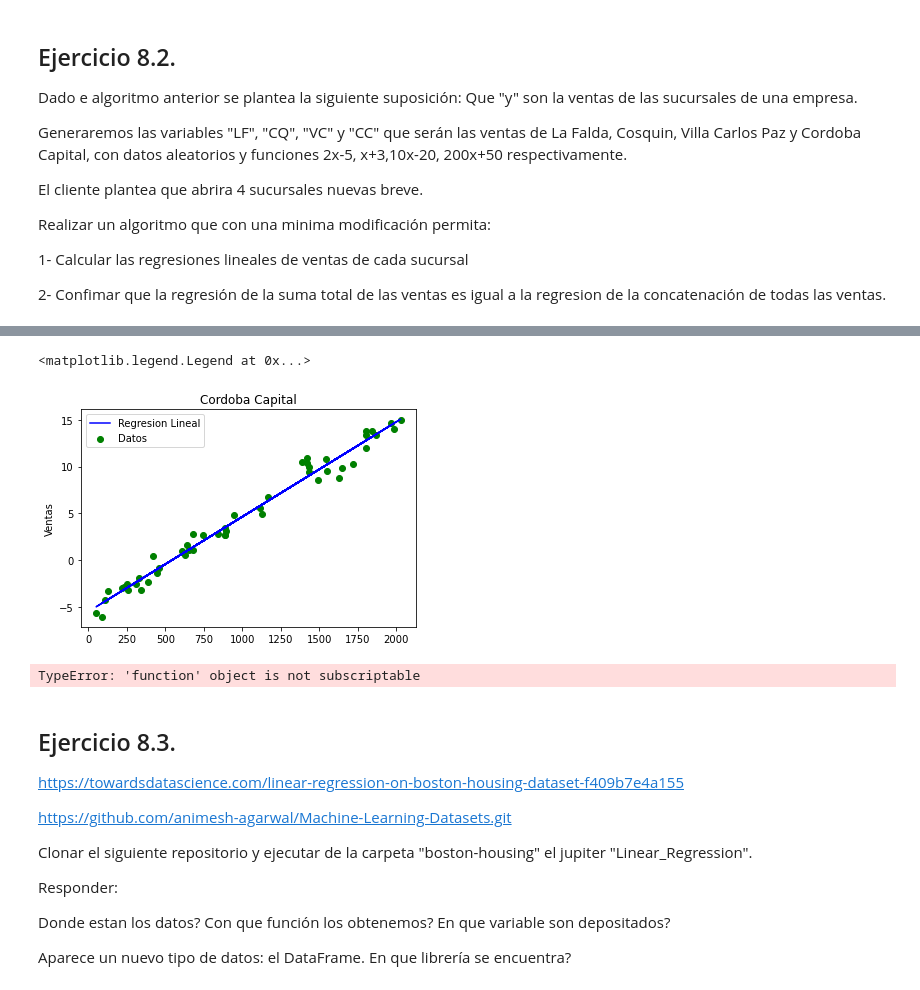
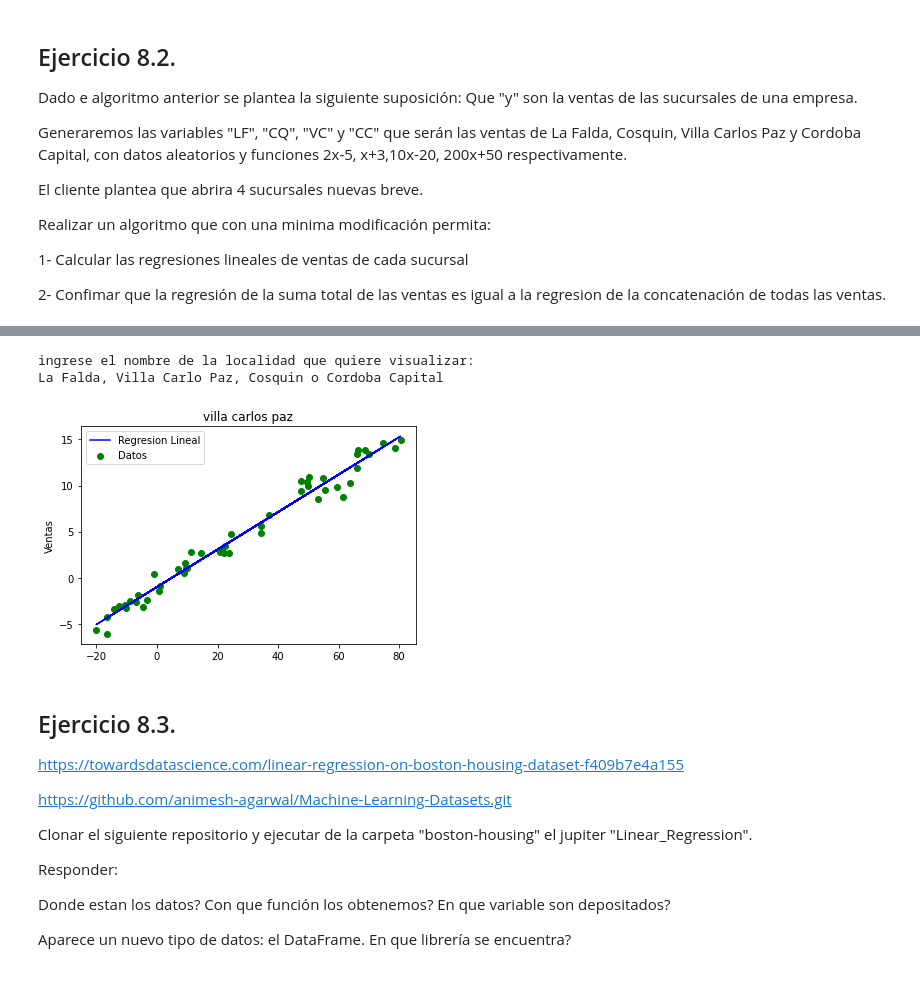
Before and after one commit to NicolasGomez97/Cientifico-Datos-ISPC, a Jupyter notebook: Programacion-I/8vaSemana/08SemanaProg_120221.ipynb, the cells around one changed output, grey strips where cells are left out. Saved outputs shown, nothing was run; the diff lists cells and outputs as text; code cells hidden in the pictures.

```diff
--- a/Programacion-I/8vaSemana/08SemanaProg_120221.ipynb
+++ b/Programacion-I/8vaSemana/08SemanaProg_120221.ipynb
@@ -113,7 +113,7 @@ CC=200*x+50+randGen.randn(50)
 #Defino los datos a la matriz con np
 matriz = np.array([LF,CQ,VC,CC])
 #Defino en nombre del encabezado que llevara cada columna
-encabezado = ['La Falda','Cosquin','Villa Carlos Paz','Cordoba Capital']
+encabezado = ['la falda','cosquin','villa carlos paz','cordoba capital']
 df = pd.DataFrame(data=matriz.T, columns=encabezado)
 """
 modelo = LinearRegression(fit_intercept=True)
@@ -135,6 +135,5 @@ plt.title(u'Regresión lineal')
 plt.xlabel('x')
 plt.ylabel('y')
 """
-print(df['Cordoba Capital'])
 # %% [output]
 <class 'numpy.random.mtrand.RandomState'>
@@ -164,11 +141,16 @@ Text(0, 0.5, 'Ventas')
 # %%
-rl = LinearRegression()
-A = df["La Falda"]
-X = A[:, np.newaxis]
-rl.fit(X,y)
-plt.scatter(df["La Falda"],y,label='Datos')
-plt.title(u'La Falda')
-#plt.scatter(y,df['La Falda'], Color="g")
-plt.ylabel("Ventas")
-plt.plot(X,rl.predict(X),color='r',label='Regresion Lineal')
-plt.legend()
+def rLineal():
+    print("ingrese el nombre de la localidad que quiere visualizar:")
+    print("La Falda, Villa Carlos Paz, Cosquin o Cordoba Capital")
+    v = str(input())
+    v = v.lower()
+    rl = LinearRegression()
+    A = df[v]
+    X = A[:, np.newaxis]
+    rl.fit(X,y)
+    plt.scatter(df[v],y,color='g',label='Datos')
+    plt.title(v)
+    #plt.scatter(y,df['La Falda'], Color="g")
+    plt.ylabel("Ventas")
+    plt.plot(X,rl.predict(X),color='b',label='Regresion Lineal')
+    plt.legend()
@@ -206,23 +157,9 @@ plt.legend()
-# %%
-rl = LinearRegression()
-A = df["Cordoba Capital"]
-X = A[:, np.newaxis]
-rl.fit(X,y)
-plt.scatter(df["Cordoba Capital"],y,color='g',label='Datos')
-plt.title(u'Cordoba Capital')
-#plt.scatter(y,df['La Falda'], Color="g")
-plt.ylabel("Ventas")
-plt.plot(X,rl.predict(X),color='b',label='Regresion Lineal')
-plt.legend()
-# %% [output]
-<matplotlib.legend.Legend at 0x...>
-[figure, removed]
-# %%
-fig, axes = plt.subplots(2,2)
-
-plt.axes[0](X,y,color='g')
-# %% [output]
-TypeError: 'function' object is not subscriptable
+# %%
+rLineal()
+# %% [output]
+ingrese el nombre de la localidad que quiere visualizar:
+La Falda, Villa Carlo Paz, Cosquin o Cordoba Capital
+[figure, added]
 # %% [markdown]
 ## Ejercicio 8.3.
 
```
Also changed, not shown: parts of 5 cells of this notebook, 3 other files.
